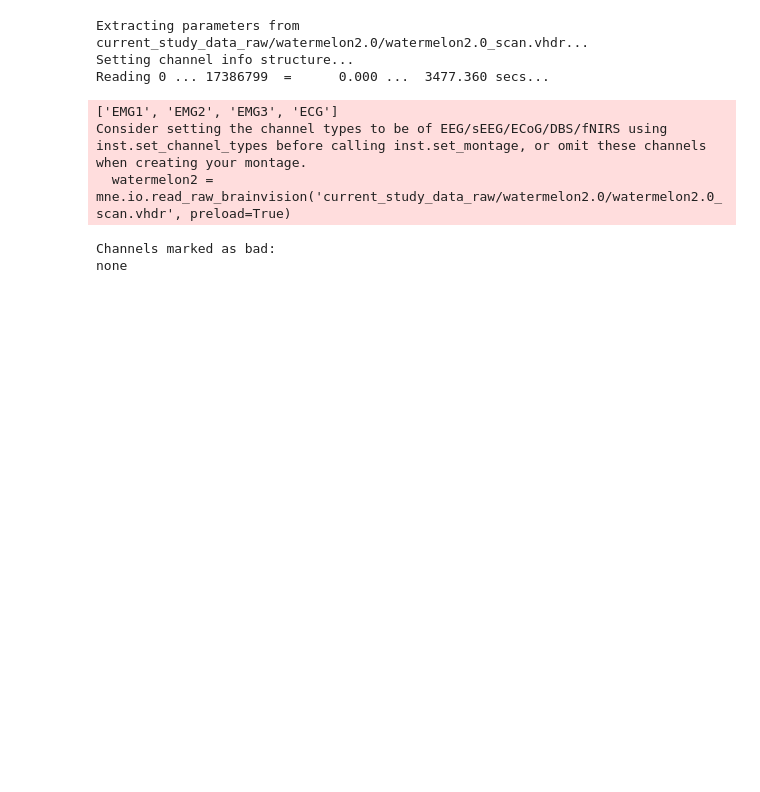
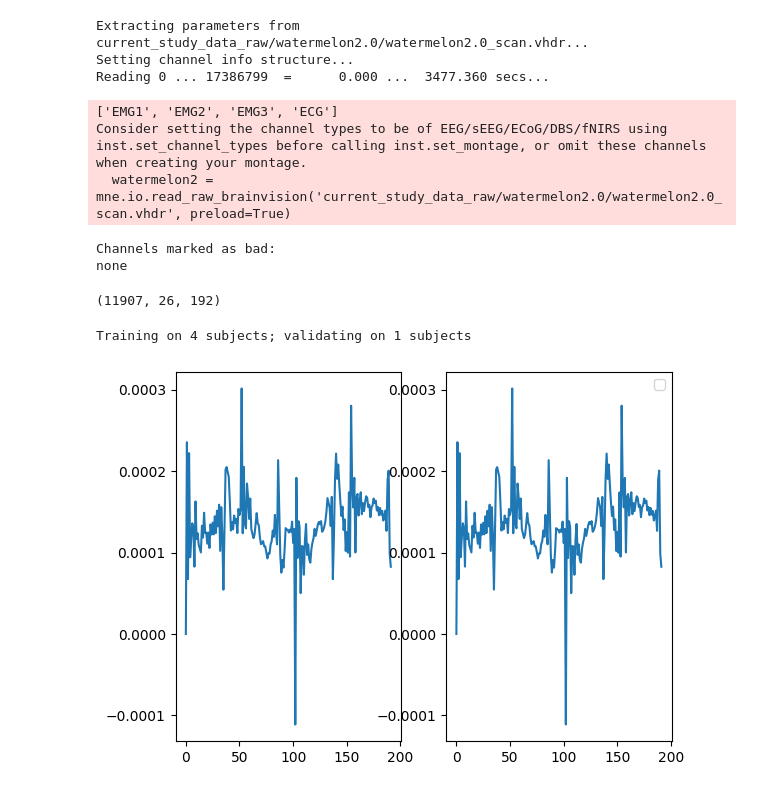
Before and after one commit to NickGreen99/EEG-ECG-Denoising-from-MRI-Interference, a Jupyter notebook: play.ipynb, the cells around one changed output. Saved outputs shown, nothing was run; the diff lists cells and outputs as text; code cells hidden in the pictures; blank space fills up the shorter version.

```diff
--- a/play.ipynb
+++ b/play.ipynb
@@ -162,3 +162,48 @@ Consider setting the channel types to be of EEG/sEEG/ECoG/DBS/fNIRS using inst.s
   watermelon2 = mne.io.read_raw_brainvision('current_study_data_raw/watermelon2.0/watermelon2.0_scan.vhdr', preload=True)
 Channels marked as bad:
 none
+# %%
+import numpy as np
+k=np.load('data_segmented/16/contaminated.npy')
+k.shape
+# %% [output]
+(11907, 26, 192)
+# %%
+from pathlib import Path
+from datasets import EEGDenoiseDataset
+from torch.utils.data import DataLoader
+import random
+import matplotlib.pyplot as plt
+
+root_dir="data_segmented/"
+root_dir = Path(root_dir)
+subj_dirs = sorted([p for p in root_dir.iterdir() if p.is_dir()])
+watermelon_data = root_dir / "watermelon.npy"
+random.seed(0)
+random.shuffle(subj_dirs)
+
+n_val = max(1, int(0.1 * len(subj_dirs)))
+val_subj   = subj_dirs[:n_val]
+train_subj = subj_dirs[n_val:]
+print(f"Training on {len(train_subj)} subjects; validating on {len(val_subj)} subjects")
+
+train_ds = EEGDenoiseDataset(train_subj)
+train_dl = DataLoader(train_ds, batch_size=1, shuffle=True,
+                      num_workers=0, pin_memory=True, drop_last=True)
+x_raw, y, clean_i, noise_i, m, sd, ch, x_norm = next(iter(train_dl))
+
+# reshape m and sd so they broadcast over (B, C, T)
+m  = m.view(-1, 1, 1)
+sd = sd.view(-1, 1, 1)
+
+x_reconstructed = x_norm * sd + m        # should match x_raw
+
+plt.subplot(1,2,1)
+plt.plot(x_reconstructed[0, 0].numpy())
+plt.subplot(1,2,2)
+plt.plot(x_raw[0, 0].numpy())
+plt.legend()
+plt.show()
+# %% [output]
+Training on 4 subjects; validating on 1 subjects
+[figure, added]
```
Also changed, not shown: 5 other files.
